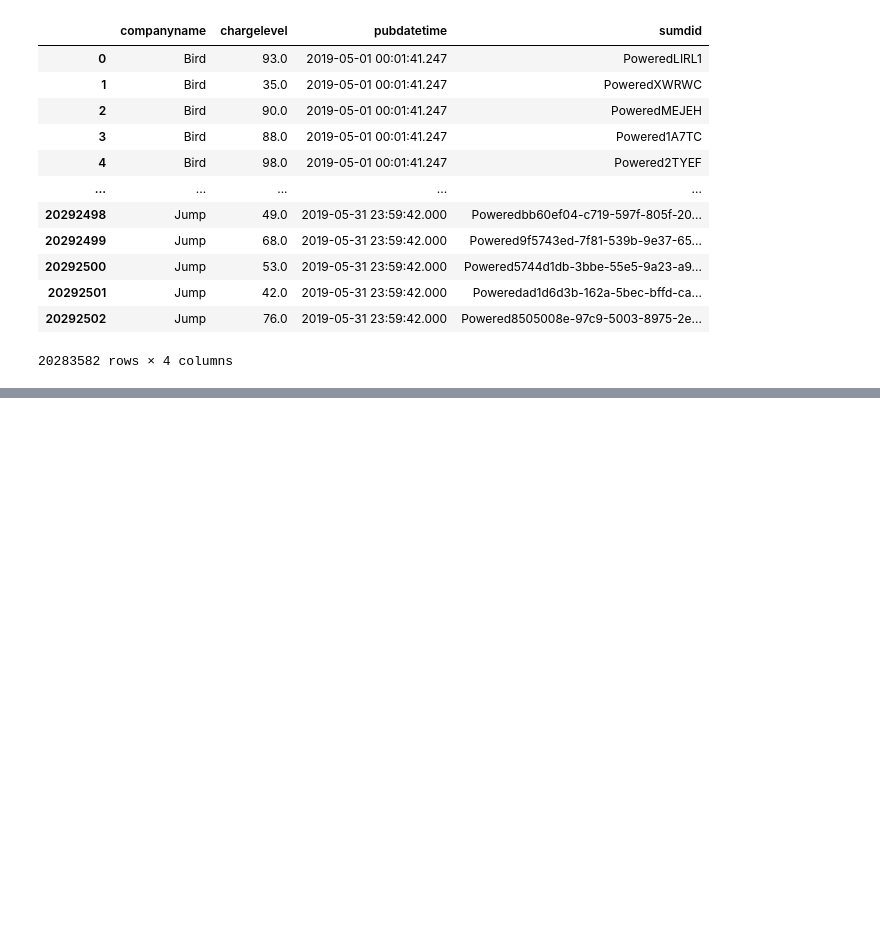
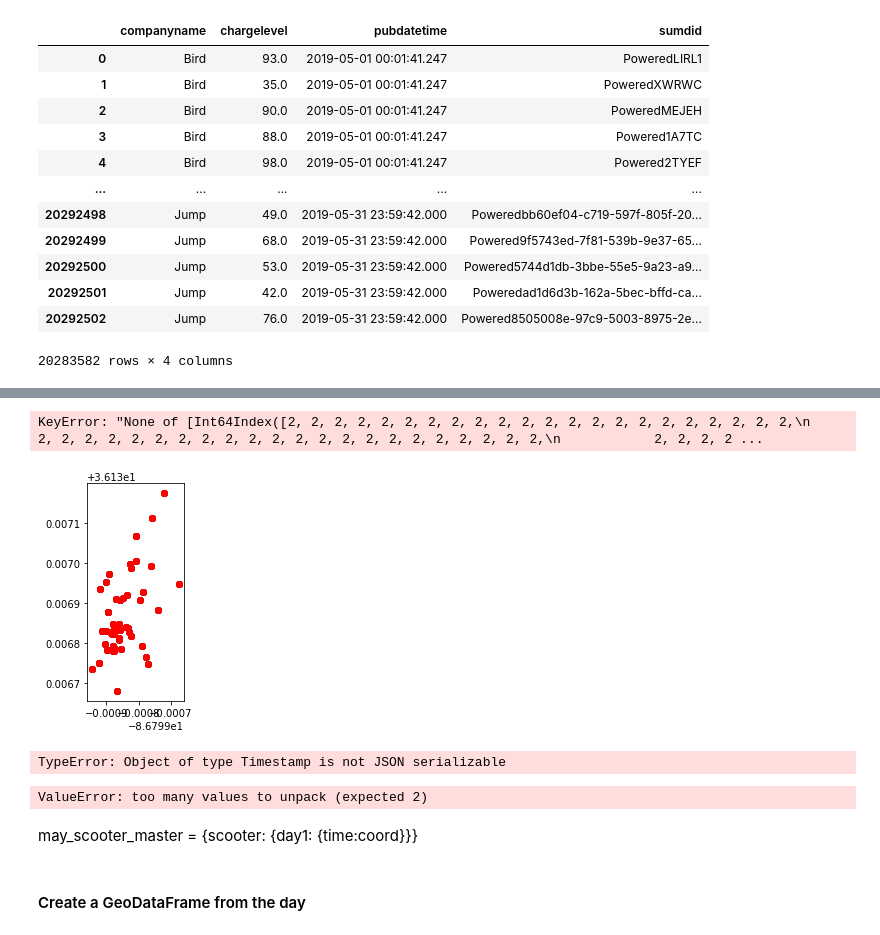
Before and after one commit to derektprice/mapping_scooters_nashville_python, a Jupyter notebook: notebooks/2_EDA_scooters_nashville.ipynb, the cells around one changed output, grey strips where cells are left out. Drawn from its saved outputs; the diff is of its cells as text; code cells hidden in the pictures; blank space fills up the shorter version.

Commit message:
made a huge mess trying to get mapped on folium, needs resolving

```diff
--- a/notebooks/2_EDA_scooters_nashville.ipynb
+++ b/notebooks/2_EDA_scooters_nashville.ipynb
@@ -377,0 +436,32 @@ may_scooter_master = {scooter: {day1: {time:coord}}}
+# %%
+stops_in_37212 = scooter_zips.loc[scooter_zips['zip'] == '37212']
+stops_in_37212
+# %% [output]
+KeyError: "None of [Int64Index([2, 2, 2, 2, 2, 2, 2, 2, 2, 2, 2, 2, 2, 2, 2, 2, 2, 2, 2, 2, 2, 2,\n            2, 2, 2, 2, 2, 2, 2, 2, 2, 2, 2, 2, 2, 2, 2, 2, 2, 2, 2, 2, 2, 2,\n            2, 2, 2, 2 ...
+# %%
+ax = zips.plot(
+color='white', edgecolor='black')
+rando_scooter_rt.plot(ax=ax, color='red')
+plt.show()
+# %% [output]
+[figure, added]
+# %%
+center = stops_in_37212.geometry.centroid
+area_center = [center.y, center.x]
+import folium
+map_zips_scooters = folium.Map(location = area_center, zoom_start=14)
+folium.GeoJson(scooter_zips).add_to(map_zips_scooters)
+# %% [output]
+TypeError: Object of type Timestamp is not JSON serializable
+# %%
+months = {"May": may, "June": may, "July": july}
+for key, value in months:
+    day_df(value, key)
+    for scooter in may_uniq_scooters:
+        for row in value.loc[value['sumdid'] == scooter, :]:
+            time = months_dict["pubdatetime"] ########################Get this to yield the correct thing from months_dict
+            geo = may1_2['geometry']
+            may_time_coord_dict[time] = geo
+        print(may_time_coord_dict)
+# %% [output]
+ValueError: too many values to unpack (expected 2)
@@ -377,0 +470,4 @@ may_scooter_master = {scooter: {day1: {time:coord}}}
+# %% [markdown]
+may_scooter_master = {scooter: {day1: {time:coord}}}
+# %% [markdown]
+#### Create a GeoDataFrame from the day
```
Also changed, not shown: parts of 42 cells of this notebook, 1 other file.
